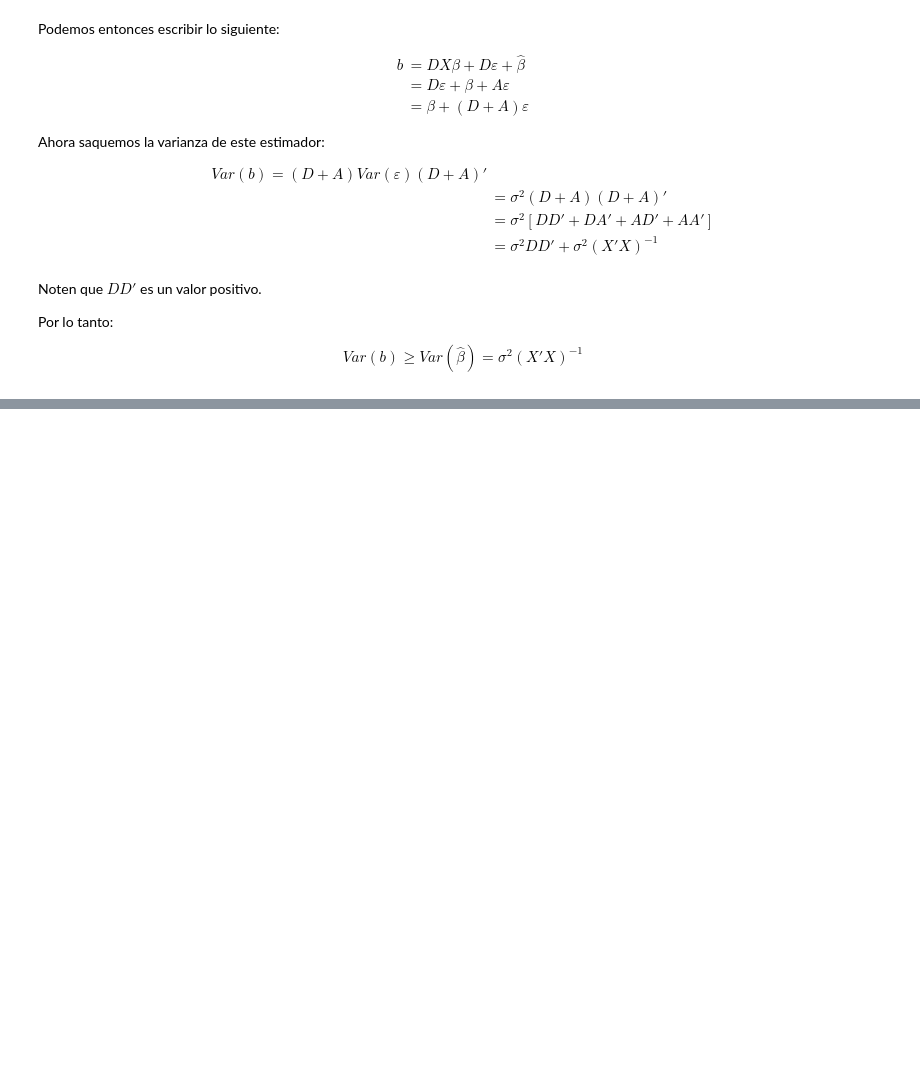
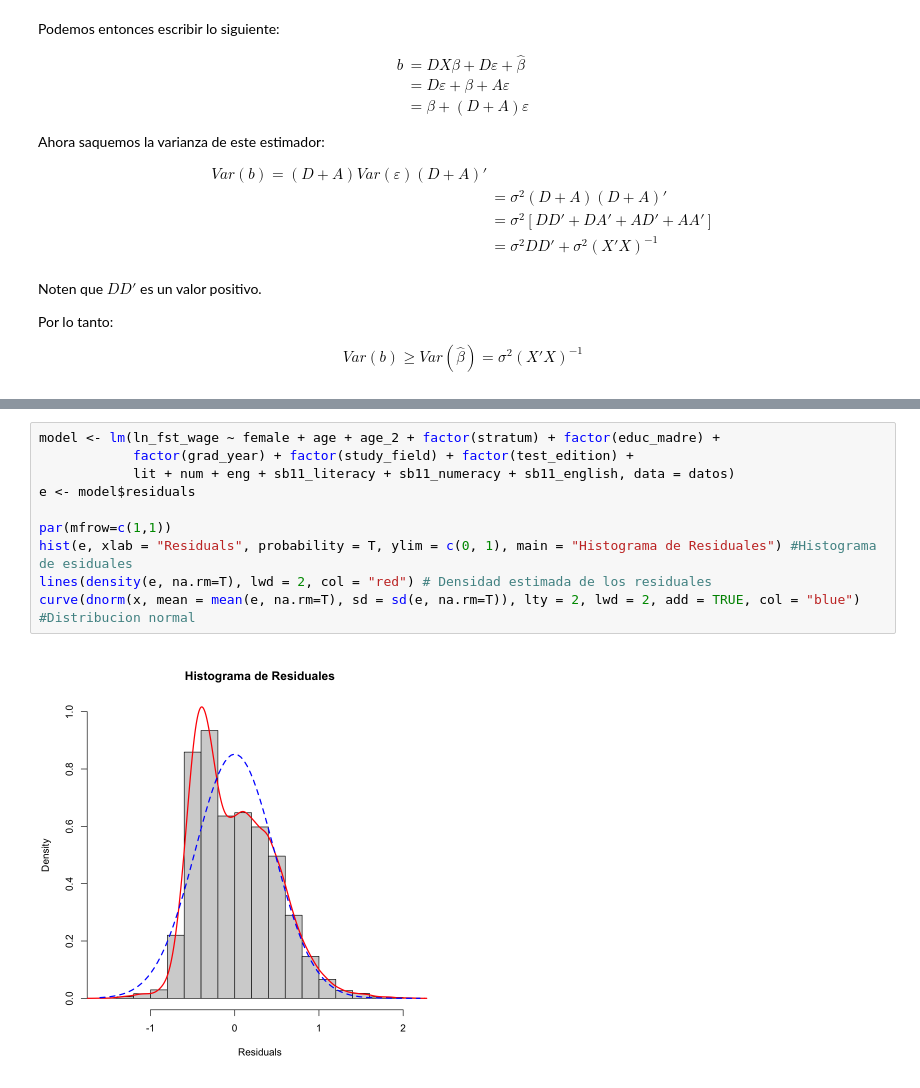
Before and after one commit to smontanoc/microeconometria, a Jupyter notebook: _sources/Modulo_2.ipynb, the cells around one changed output, grey strips where cells are left out. Drawn from its saved outputs; the diff is of its cells as text; blank space fills up the shorter version.

```diff
--- a/_sources/Modulo_2.ipynb
+++ b/_sources/Modulo_2.ipynb
@@ -1941,0 +2063,12 @@ $$
+# %%
+model <- lm(ln_fst_wage ~ female + age + age_2 + factor(stratum) + factor(educ_madre) +
+            factor(grad_year) + factor(study_field) + factor(test_edition) +
+            lit + num + eng + sb11_literacy + sb11_numeracy + sb11_english, data = datos)
+e <- model$residuals
+
+par(mfrow=c(1,1))
+hist(e, xlab = "Residuals", probability = T, ylim = c(0, 1), main = "Histograma de Residuales") #Histograma de esiduales
+lines(density(e, na.rm=T), lwd = 2, col = "red") # Densidad estimada de los residuales
+curve(dnorm(x, mean = mean(e, na.rm=T), sd = sd(e, na.rm=T)), lty = 2, lwd = 2, add = TRUE, col = "blue") #Distribucion normal
+# %% [output]
+[figure, added]
```
Also changed, not shown: parts of 65 cells of this notebook, 39 other files.
